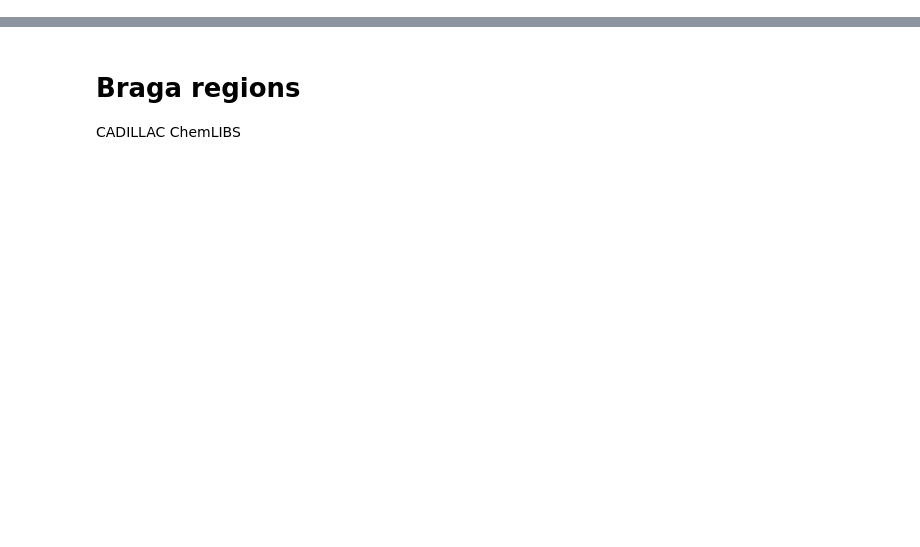
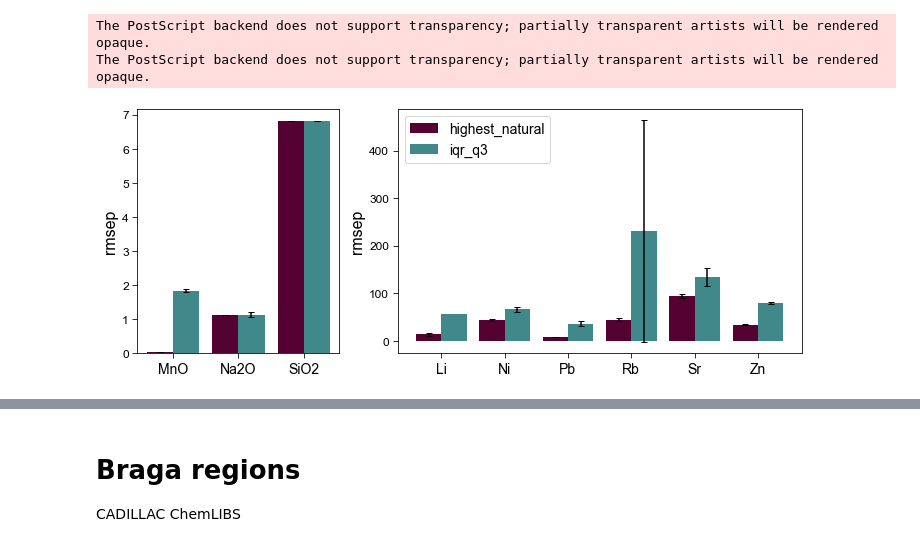
Before and after one commit to ytsmacr/LOD-paper, a Jupyter notebook: Figures.ipynb, the cells around one changed output, grey strips where cells are left out. Drawn from its saved outputs; the diff is of its cells as text; code cells hidden in the pictures; blank space fills up the shorter version.

```diff
--- a/Figures.ipynb
+++ b/Figures.ipynb
@@ -25,0 +28,4 @@ Matplotlib version 3.3.4
+# %%
+temp_data = data[(data.atmosphere == 'Mars')&
+                 (data.instrument == 'ChemLIBS')&
+                 (data.method == 'metals')].copy(deep=True)
@@ -25,0 +53,10 @@ Matplotlib version 3.3.4
+# %%
+thn = temp_data[temp_data.outlier_defn=='highest_natural'].reset_index(drop=True)
+tq = temp_data[temp_data.outlier_defn=='iqr_q3'].reset_index(drop=True)
+# %%
+maj_list = ['MnO', 'Na2O', 'SiO2']
+thn_maj = pd.DataFrame(thn[thn.element.isin(maj_list)].reset_index(drop=True))
+thn_min = thn[~thn.element.isin(maj_list)].reset_index(drop=True)
+
+tq_maj = pd.DataFrame(tq[tq.element.isin(maj_list)].reset_index(drop=True))
+tq_min = tq[~tq.element.isin(maj_list)].reset_index(drop=True)
@@ -25,0 +117,6 @@ Matplotlib version 3.3.4
+# %%
+outlier_comp('rmsep')
+# %% [output]
+The PostScript backend does not support transparency; partially transparent artists will be rendered opaque.
+The PostScript backend does not support transparency; partially transparent artists will be rendered opaque.
+[figure, added]
```
Also changed, not shown: parts of 41 cells of this notebook, 3 other files.
